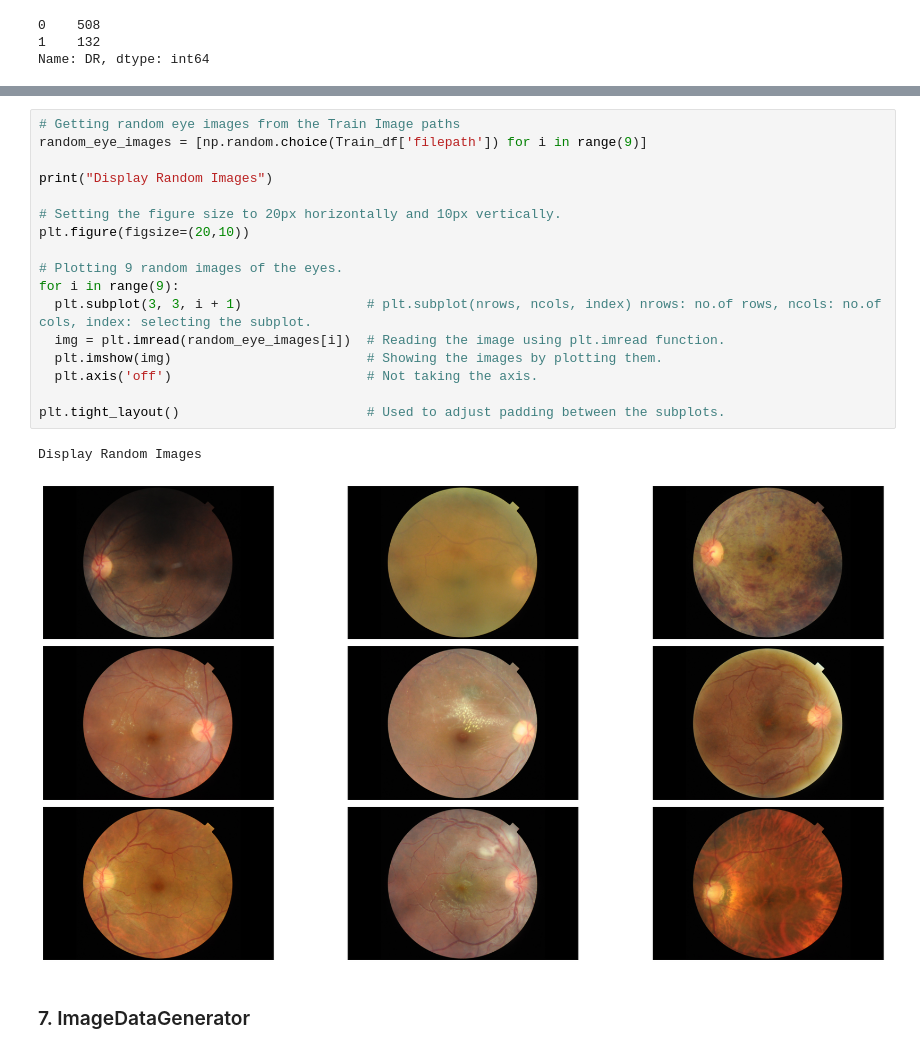
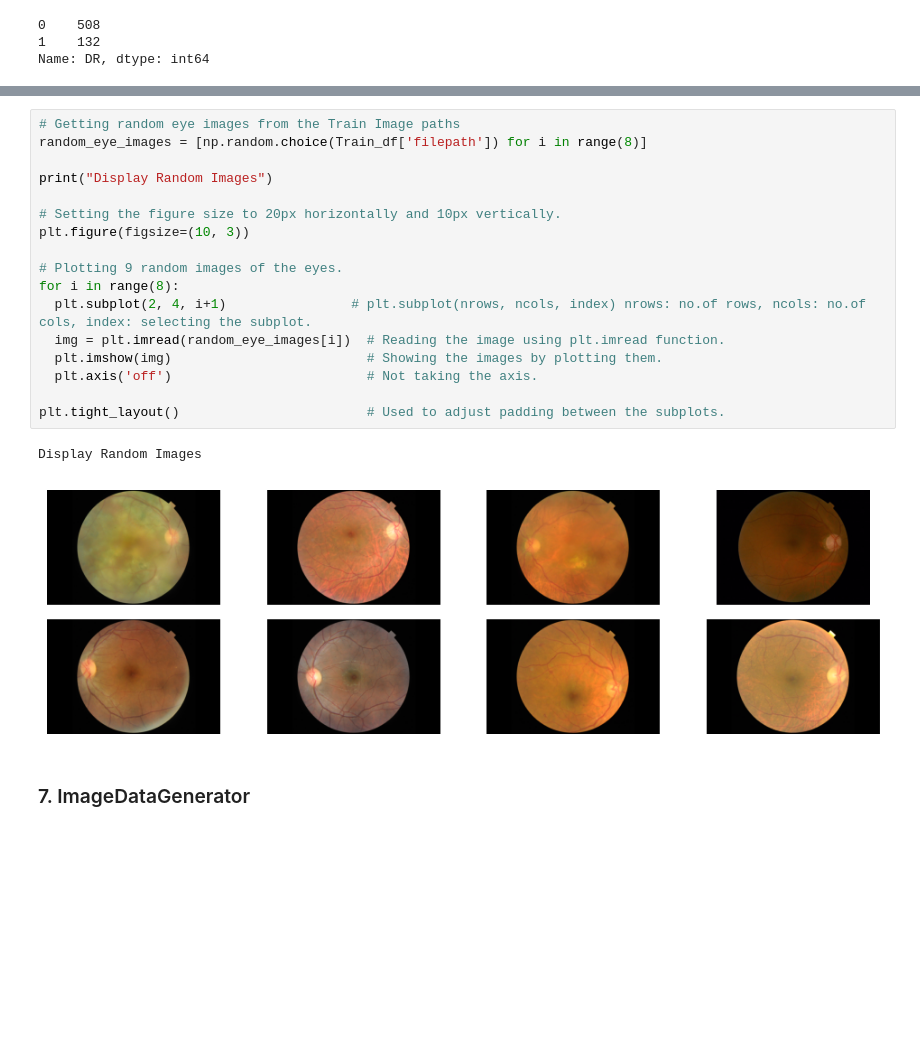
Before and after one commit to Eaglesight02/Pheonix_Squadron, a Jupyter notebook: Copy_2_of_Diabetic_Retinopathy_Detection.ipynb, the cells around one changed output, grey strips where cells are left out. Cells and saved outputs as stored; diff of their text form; blank space fills up the shorter version.

```diff
--- a/Copy_2_of_Diabetic_Retinopathy_Detection.ipynb
+++ b/Copy_2_of_Diabetic_Retinopathy_Detection.ipynb
@@ -287,23 +286,23 @@ plt.show()
 # %%
 # Getting random eye images from the Train Image paths
-random_eye_images = [np.random.choice(Train_df['filepath']) for i in range(9)]
+random_eye_images = [np.random.choice(Train_df['filepath']) for i in range(8)]
 
 print("Display Random Images")
 
 # Setting the figure size to 20px horizontally and 10px vertically.
-plt.figure(figsize=(20,10))
+plt.figure(figsize=(10, 3))
 
 # Plotting 9 random images of the eyes.
-for i in range(9):
-  plt.subplot(3, 3, i + 1)                # plt.subplot(nrows, ncols, index) nrows: no.of rows, ncols: no.of cols, index: selecting the subplot.
+for i in range(8):
+  plt.subplot(2, 4, i+1)                # plt.subplot(nrows, ncols, index) nrows: no.of rows, ncols: no.of cols, index: selecting the subplot.
   img = plt.imread(random_eye_images[i])  # Reading the image using plt.imread function.
   plt.imshow(img)                         # Showing the images by plotting them.
   plt.axis('off')                         # Not taking the axis.
 
 plt.tight_layout()                        # Used to adjust padding between the subplots.
 # %% [output]
 Display Random Images
-[figure, old version]
+[figure, new version]
 # %% [markdown]
 ### 7. ImageDataGenerator
 # %%
```
Also changed, not shown: parts of 26 cells of this notebook.
